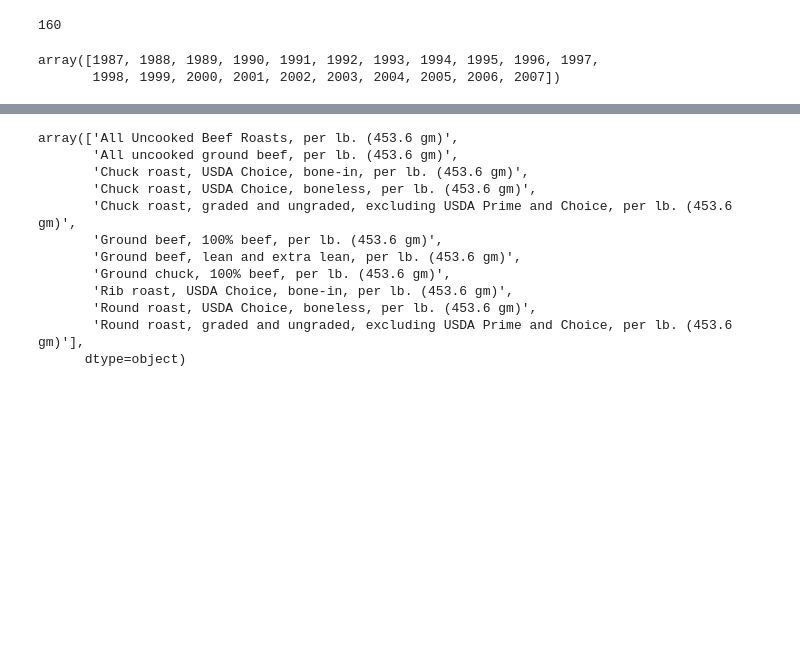
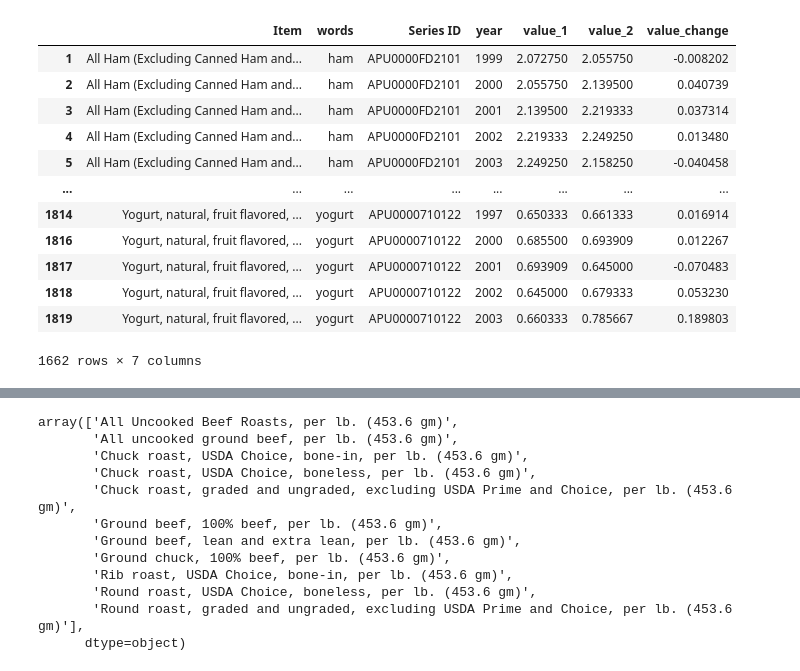
Before and after one commit to AidaRamezani/moralization_temporal, a Jupyter notebook: notebooks/price_analysis.ipynb, the cells around one changed output, grey strips where cells are left out. Cells and saved outputs as stored; diff of their text form; code cells hidden in the pictures; blank space fills up the shorter version.

```diff
--- a/notebooks/price_analysis.ipynb
+++ b/notebooks/price_analysis.ipynb
@@ -24,4 +111,2 @@ cpi2 = pd.read_csv('./data/cpi2.csv') #monthy prices
 # %%
-len(cpi2)
+cpi = get_price_df()
-# %% [output]
-160
@@ -80,2 +113,16 @@ item_category = {
 # %%
-cpi = cpi.dropna()
+cpi
+# %% [output]
+|  | Item | words | Series ID | year | value_1 | value_2 | value_change |
+| 1 | All Ham (Excluding Canned Ham and... | ham | APU0000FD2101 | 1999 | 2.072750 | 2.055750 | -0.008202 |
+| 2 | All Ham (Excluding Canned Ham and... | ham | APU0000FD2101 | 2000 | 2.055750 | 2.139500 | 0.040739 |
+| 3 | All Ham (Excluding Canned Ham and... | ham | APU0000FD2101 | 2001 | 2.139500 | 2.219333 | 0.037314 |
+| 4 | All Ham (Excluding Canned Ham and... | ham | APU0000FD2101 | 2002 | 2.219333 | 2.249250 | 0.013480 |
+| 5 | All Ham (Excluding Canned Ham and... | ham | APU0000FD2101 | 2003 | 2.249250 | 2.158250 | -0.040458 |
+| ... | ... | ... | ... | ... | ... | ... | ... |
+| 1814 | Yogurt, natural, fruit flavored, ... | yogurt | APU0000710122 | 1997 | 0.650333 | 0.661333 | 0.016914 |
+| 1816 | Yogurt, natural, fruit flavored, ... | yogurt | APU0000710122 | 2000 | 0.685500 | 0.693909 | 0.012267 |
+| 1817 | Yogurt, natural, fruit flavored, ... | yogurt | APU0000710122 | 2001 | 0.693909 | 0.645000 | -0.070483 |
+| 1818 | Yogurt, natural, fruit flavored, ... | yogurt | APU0000710122 | 2002 | 0.645000 | 0.679333 | 0.053230 |
+| 1819 | Yogurt, natural, fruit flavored, ... | yogurt | APU0000710122 | 2003 | 0.660333 | 0.785667 | 0.189803 |
+1662 rows × 7 columns
@@ -92,6 +128,0 @@ cpi = pd.melt(cpi, id_vars = ['Item','words','Series ID'])
-# %%
-cpi['year'] = cpi.variable.apply(lambda x : int(x.split(' ')[1]))
-cpi.year.unique()
-# %% [output]
-array([1987, 1988, 1989, 1990, 1991, 1992, 1993, 1994, 1995, 1996, 1997,
-       1998, 1999, 2000, 2001, 2002, 2003, 2004, 2005, 2006, 2007])
```
Also changed, not shown: parts of 44 cells of this notebook.
